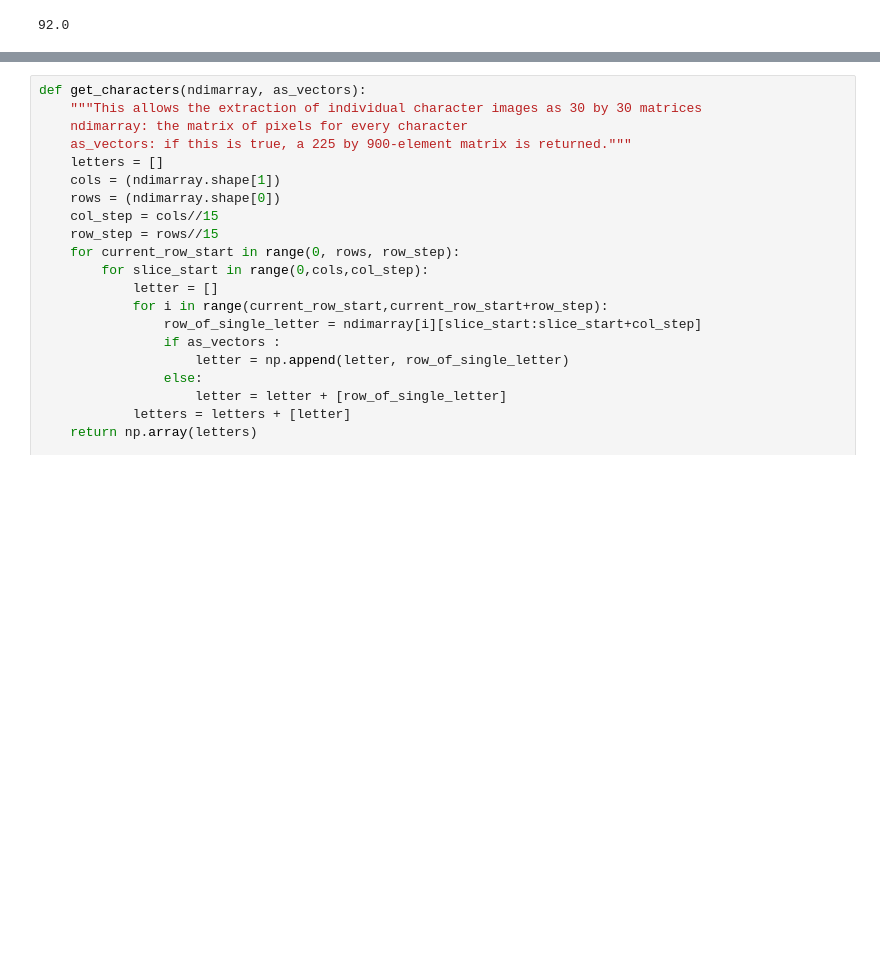
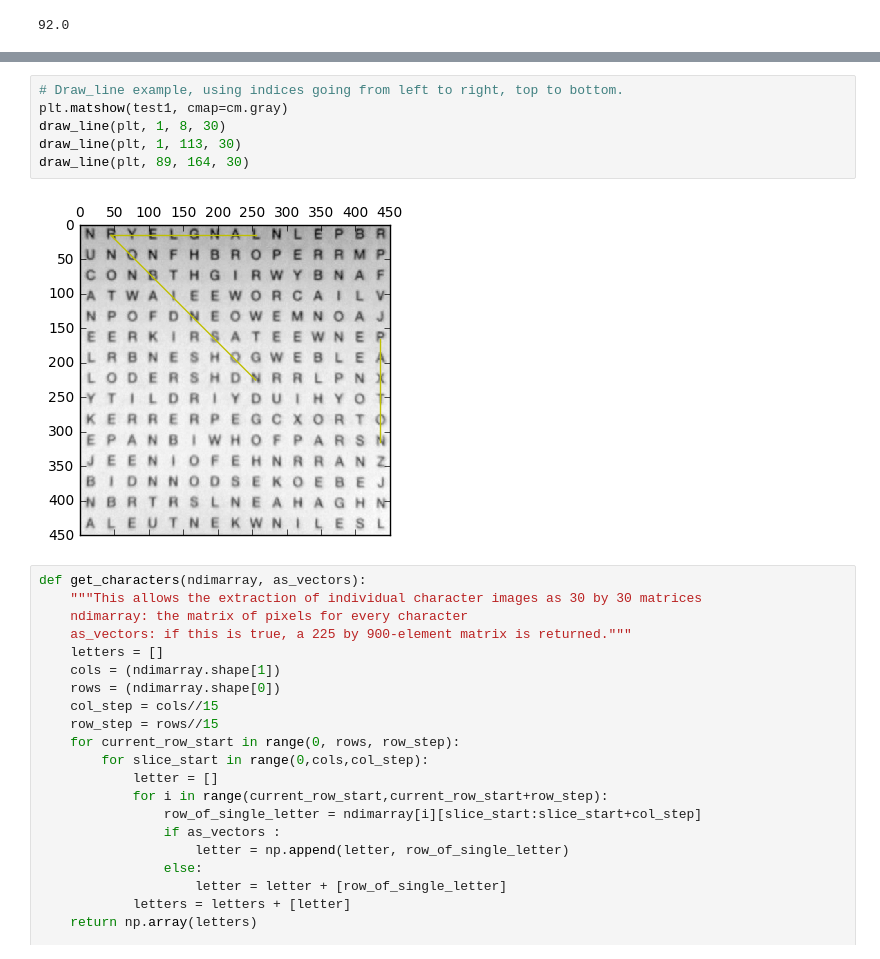
Before and after one commit to jcdhan1/assignment2, a Jupyter notebook: assignment2.ipynb, the cells around one changed output, grey strips where cells are left out. Saved outputs shown, nothing was run; the diff lists cells and outputs as text; blank space fills up the shorter version.

```diff
--- a/assignment2.ipynb
+++ b/assignment2.ipynb
@@ -110,3 +116,11 @@ draw_line(plt, [420,150], [420,300])
+# %%
+# Draw_line example, using indices going from left to right, top to bottom.
+plt.matshow(test1, cmap=cm.gray)
+draw_line(plt, 1, 8, 30)
+draw_line(plt, 1, 113, 30)
+draw_line(plt, 89, 164, 30)
+# %% [output]
+[figure, added]
 # %%
 def get_characters(ndimarray, as_vectors):
     """This allows the extraction of individual character images as 30 by 30 matrices
```
Also changed, not shown: parts of 2 cells of this notebook.
